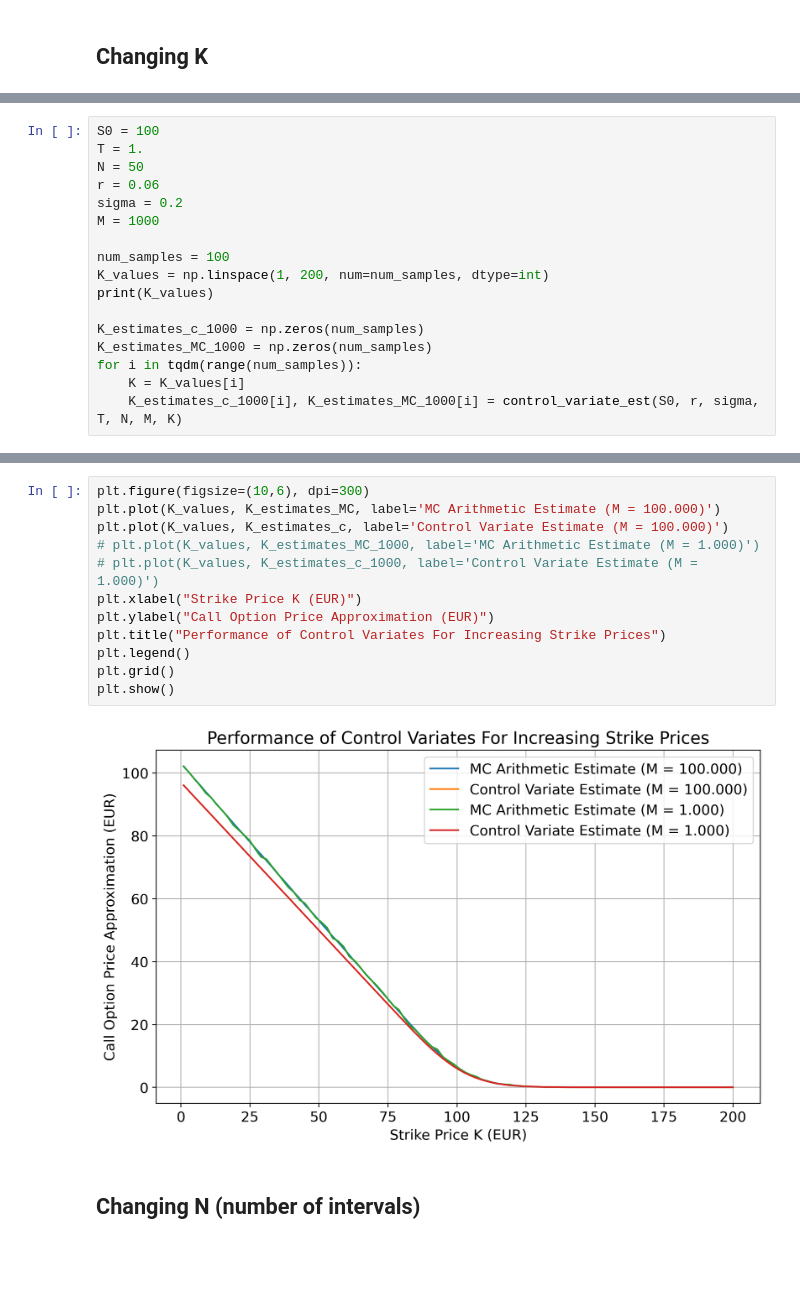
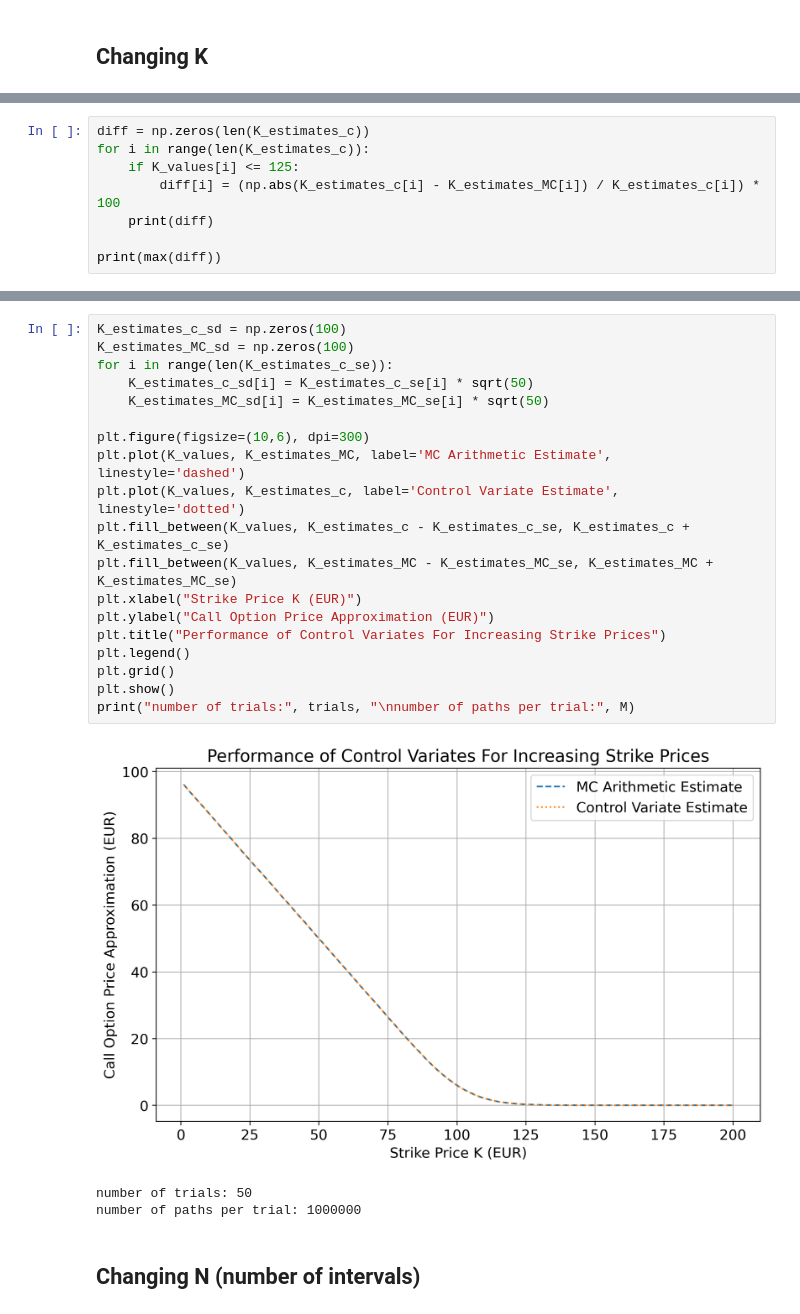
Before and after one commit to ithakis/UvA-Computational-Finance, a Jupyter notebook: Assignment 2.ipynb, the cells around one changed output, grey strips where cells are left out. Cells and saved outputs as stored; diff of their text form; blank space fills up the shorter version.

```diff
--- a/Assignment 2.ipynb
+++ b/Assignment 2.ipynb
@@ -711,20 +722,3 @@ for i in tqdm(range(num_samples)):
  109 111 113 115 117 119 121 123 125 127 129 131 133 135 137 139 141 143
  145 147 149 151 153 155 157 159 161 163 165 167 169 171 173 175 177 179
  181 183 185 187 189 191 193 195 197 200]
-# %%
-S0 = 100
-T = 1.
-N = 50
-r = 0.06
-sigma = 0.2
-M = 1000
-
-num_samples = 100
-K_values = np.linspace(1, 200, num=num_samples, dtype=int)
-print(K_values)
-
-K_estimates_c_1000 = np.zeros(num_samples)
-K_estimates_MC_1000 = np.zeros(num_samples)
-for i in tqdm(range(num_samples)):
-    K = K_values[i]
-    K_estimates_c_1000[i], K_estimates_MC_1000[i] = control_variate_est(S0, r, sigma, T, N, M, K)
@@ -737,0 +725,8 @@ for i in tqdm(range(num_samples)):
+# %%
+diff = np.zeros(len(K_estimates_c))
+for i in range(len(K_estimates_c)):
+    if K_values[i] <= 125:
+        diff[i] = (np.abs(K_estimates_c[i] - K_estimates_MC[i]) / K_estimates_c[i]) * 100
+    print(diff)
+
+print(max(diff))
@@ -738,17 +751,26 @@ for i in tqdm(range(num_samples)):
 # %%
+K_estimates_c_sd = np.zeros(100)
+K_estimates_MC_sd = np.zeros(100)
+for i in range(len(K_estimates_c_se)):
+    K_estimates_c_sd[i] = K_estimates_c_se[i] * sqrt(50)
+    K_estimates_MC_sd[i] = K_estimates_MC_se[i] * sqrt(50)
+
 plt.figure(figsize=(10,6), dpi=300)
-plt.plot(K_values, K_estimates_MC, label='MC Arithmetic Estimate (M = 100.000)')
-plt.plot(K_values, K_estimates_c, label='Control Variate Estimate (M = 100.000)')
-# plt.plot(K_values, K_estimates_MC_1000, label='MC Arithmetic Estimate (M = 1.000)')
-# plt.plot(K_values, K_estimates_c_1000, label='Control Variate Estimate (M = 1.000)')
+plt.plot(K_values, K_estimates_MC, label='MC Arithmetic Estimate', linestyle='dashed')
+plt.plot(K_values, K_estimates_c, label='Control Variate Estimate', linestyle='dotted')
+plt.fill_between(K_values, K_estimates_c - K_estimates_c_se, K_estimates_c + K_estimates_c_se)
+plt.fill_between(K_values, K_estimates_MC - K_estimates_MC_se, K_estimates_MC + K_estimates_MC_se)
 plt.xlabel("Strike Price K (EUR)")
 plt.ylabel("Call Option Price Approximation (EUR)")
 plt.title("Performance of Control Variates For Increasing Strike Prices")
 plt.legend()
 plt.grid()
 plt.show()
+print("number of trials:", trials, "\nnumber of paths per trial:", M)
 # %% [output]
-[figure, old version]
+[figure, new version]
+number of trials: 50
+number of paths per trial: 1000000
 # %% [markdown]
 ## Changing N (number of intervals)
 # %%
```
Also changed, not shown: parts of 16 cells of this notebook.
